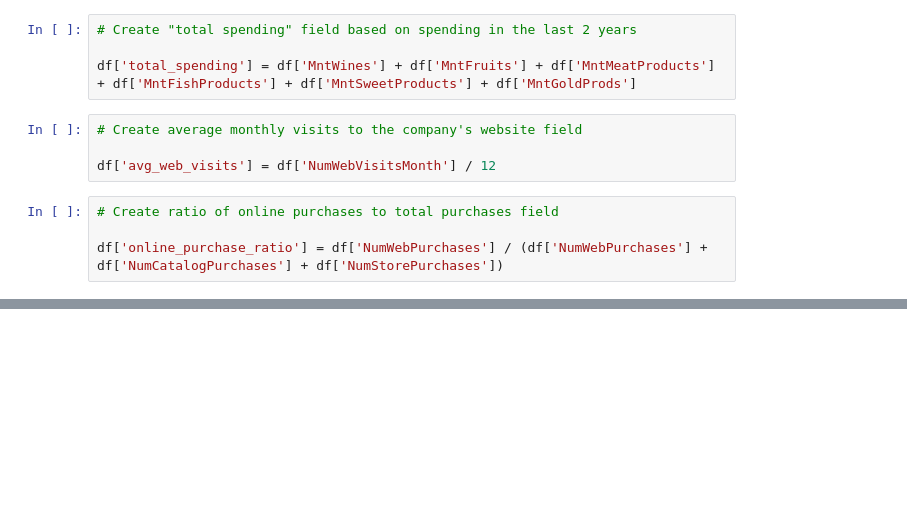
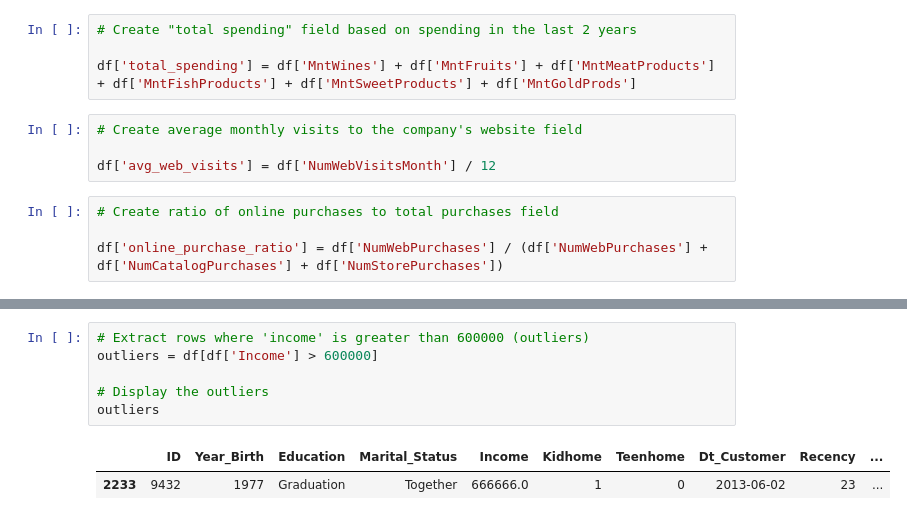
Before and after one commit to Ayomi-tech/Marketing-Campaign-Analysis, a Jupyter notebook: marketing_campaign_analysis.ipynb, the cells around one changed output, grey strips where cells are left out. Drawn from its saved outputs; the diff is of its cells as text; blank space fills up the shorter version.

```diff
--- a/marketing_campaign_analysis.ipynb
+++ b/marketing_campaign_analysis.ipynb
@@ -193,0 +197,9 @@ df.head()
+# %%
+# Extract rows where 'income' is greater than 600000 (outliers)
+outliers = df[df['Income'] > 600000]
+
+# Display the outliers
+outliers
+# %% [output]
+|  | ID | Year_Birth | Education | Marital_Status | Income | Kidhome | Teenhome | Dt_Customer | Recency | ... |
+| 2233 | 9432 | 1977 | Graduation | Together | 666666.0 | 1 | 0 | 2013-06-02 | 23 | ... |
```
Also changed, not shown: parts of 25 cells of this notebook.
